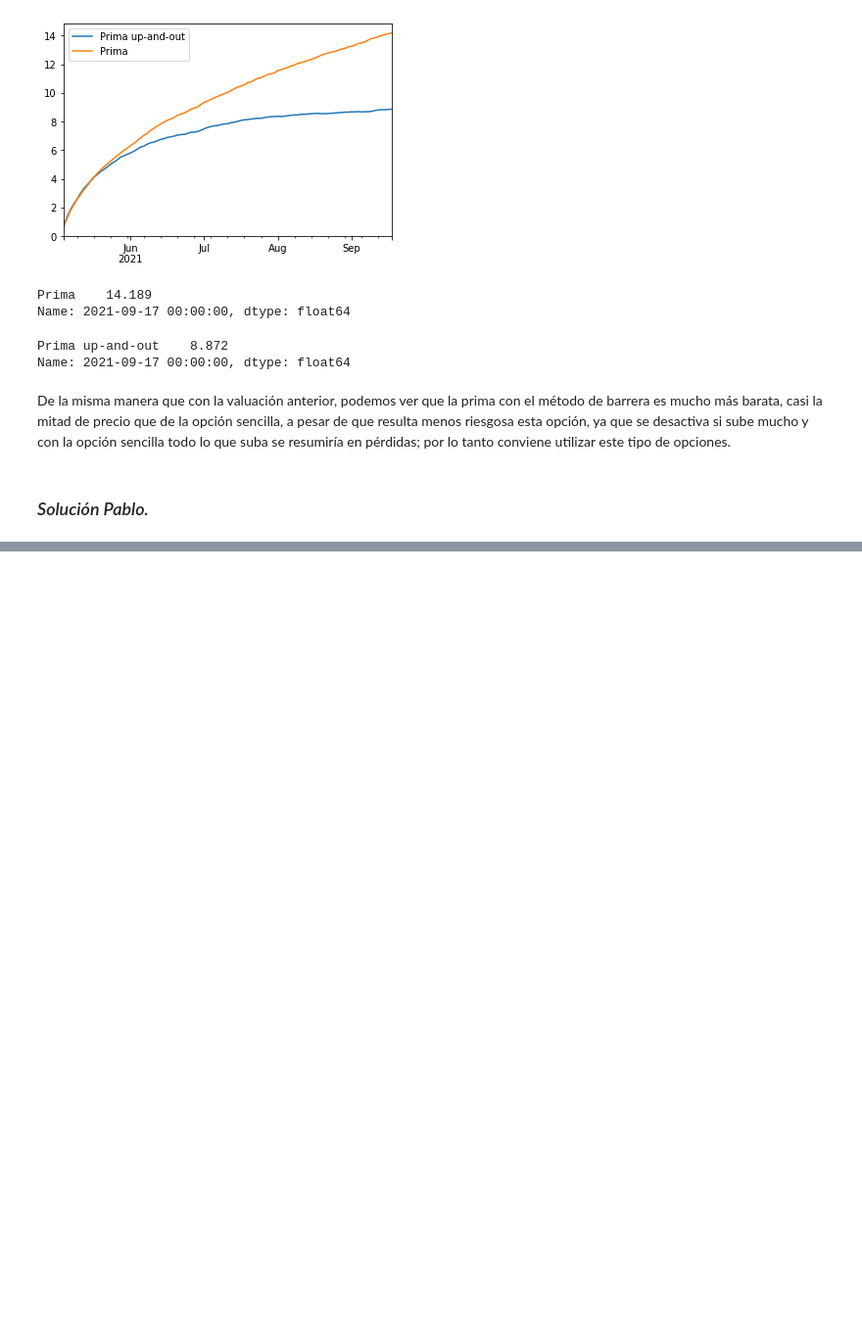
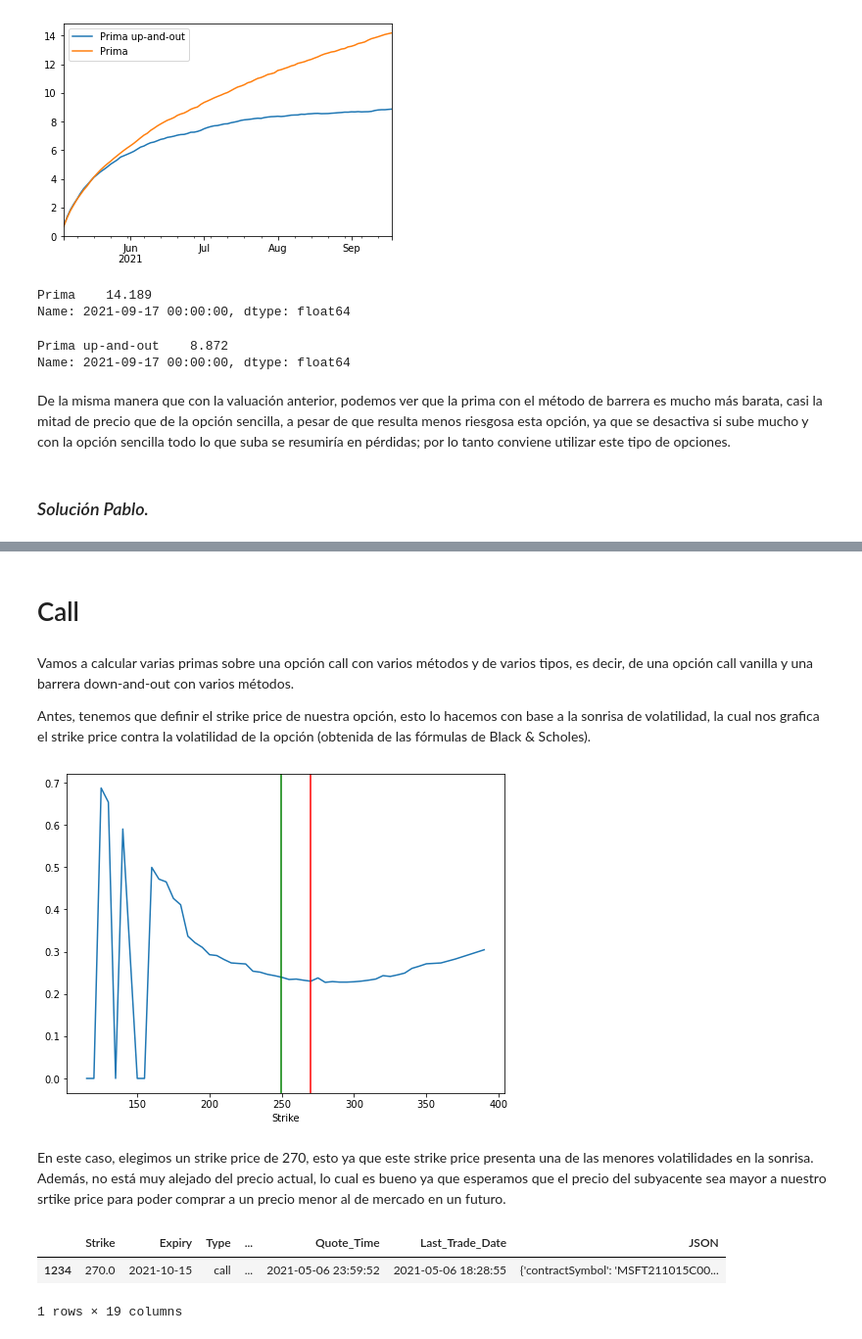
Before and after one commit to pabloriverasnz/ProyectoConjunto_RMartinez_PRivera, a Jupyter notebook: Tarea11_RP.ipynb, the cells around one changed output, grey strips where cells are left out. Shown: that part at 98% size. Drawn from its saved outputs; the diff is of its cells as text; code cells hidden in the pictures; blank space fills up the shorter version.

```diff
--- a/Tarea11_RP.ipynb
+++ b/Tarea11_RP.ipynb
@@ -621,0 +689,6 @@ De la misma manera que con la valuación anterior, podemos ver que la prima con
+# %%
+pd.set_option('display.max_rows', 10)
+
+msft = web.YahooOptions('MSFT')
+msft_opt = msft.get_all_data().reset_index()
+msft_opt.set_index('Expiry').sort_index()
@@ -621,0 +710,23 @@ De la misma manera que con la valuación anterior, podemos ver que la prima con
+# %% [markdown]
+# Call
+# %% [markdown]
+Vamos a calcular varias primas sobre una opción call con varios métodos y de varios tipos, es decir, de una opción call vanilla y una barrera down-and-out con varios métodos.
+
+Antes, tenemos que definir el strike price de nuestra opción, esto lo hacemos con base a la sonrisa de volatilidad, la cual nos grafica el strike price contra la volatilidad de la opción (obtenida de las fórmulas de Black & Scholes).
+# %%
+smile = msft_opt.loc[(msft_opt.Type=='call') & (msft_opt.Expiry=='2021-10-15')]
+# %%
+ax = smile.set_index('Strike').loc[:, 'IV'].plot(figsize=(8,6))
+ax.axvline(smile.Underlying_Price.iloc[0], color='g');
+ax.axvline(270, color='r');
+# %% [output]
+[figure, added]
+# %% [markdown]
+En este caso, elegimos un strike price de 270, esto ya que este strike price presenta una de las menores volatilidades en la sonrisa. Además, no está muy alejado del precio actual, lo cual es bueno ya que esperamos que el precio del subyacente sea mayor a nuestro srtike price para poder comprar a un precio menor al de mercado en un futuro.
+# %%
+opt_deseada = msft_opt.loc[(msft_opt.Type=='call') & (msft_opt.Strike==270) & (msft_opt.Expiry=='2021-10-15')]
+opt_deseada
+# %% [output]
+|  | Strike | Expiry | Type | ... | Quote_Time | Last_Trade_Date | JSON |
+| 1234 | 270.0 | 2021-10-15 | call | ... | 2021-05-06 23:59:52 | 2021-05-06 18:28:55 | {'contractSymbol': 'MSFT211015C00... |
+1 rows × 19 columns
```
Also changed, not shown: parts of 58 cells of this notebook, 1 other file.
